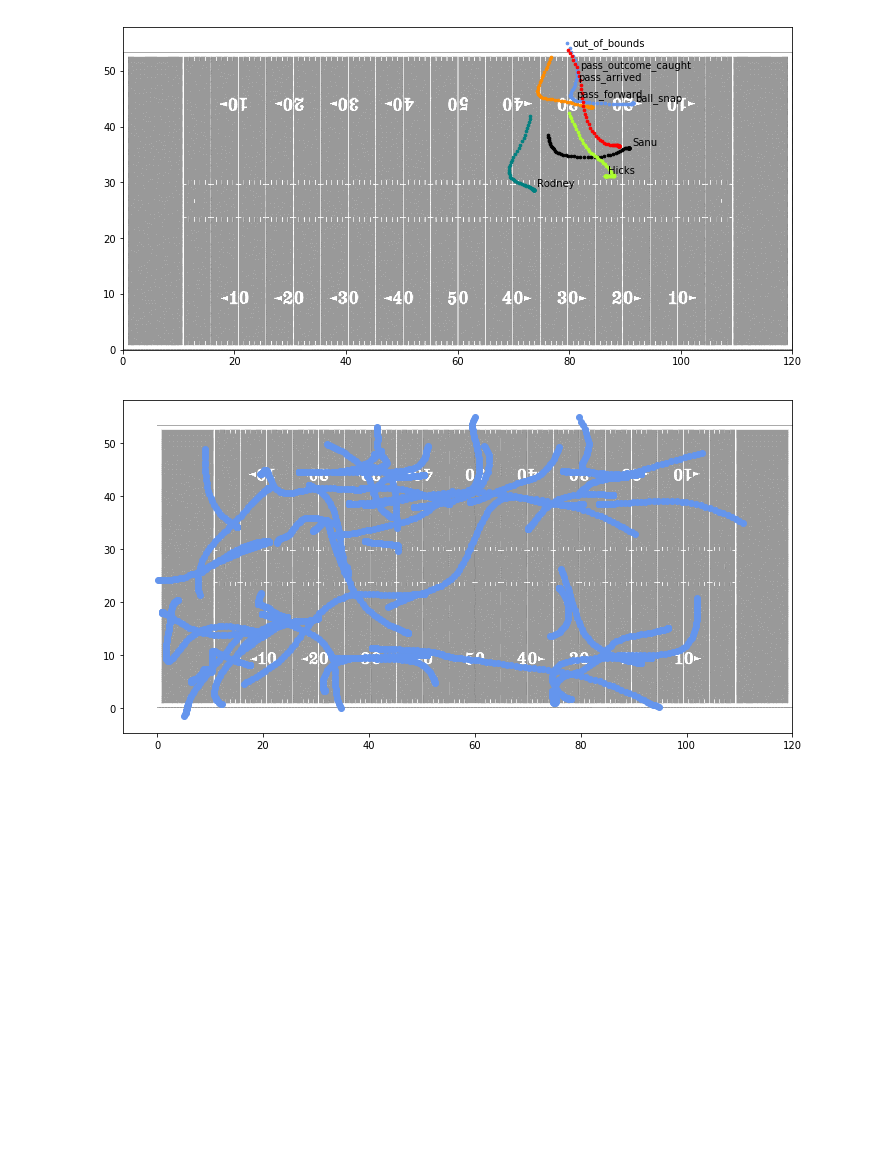
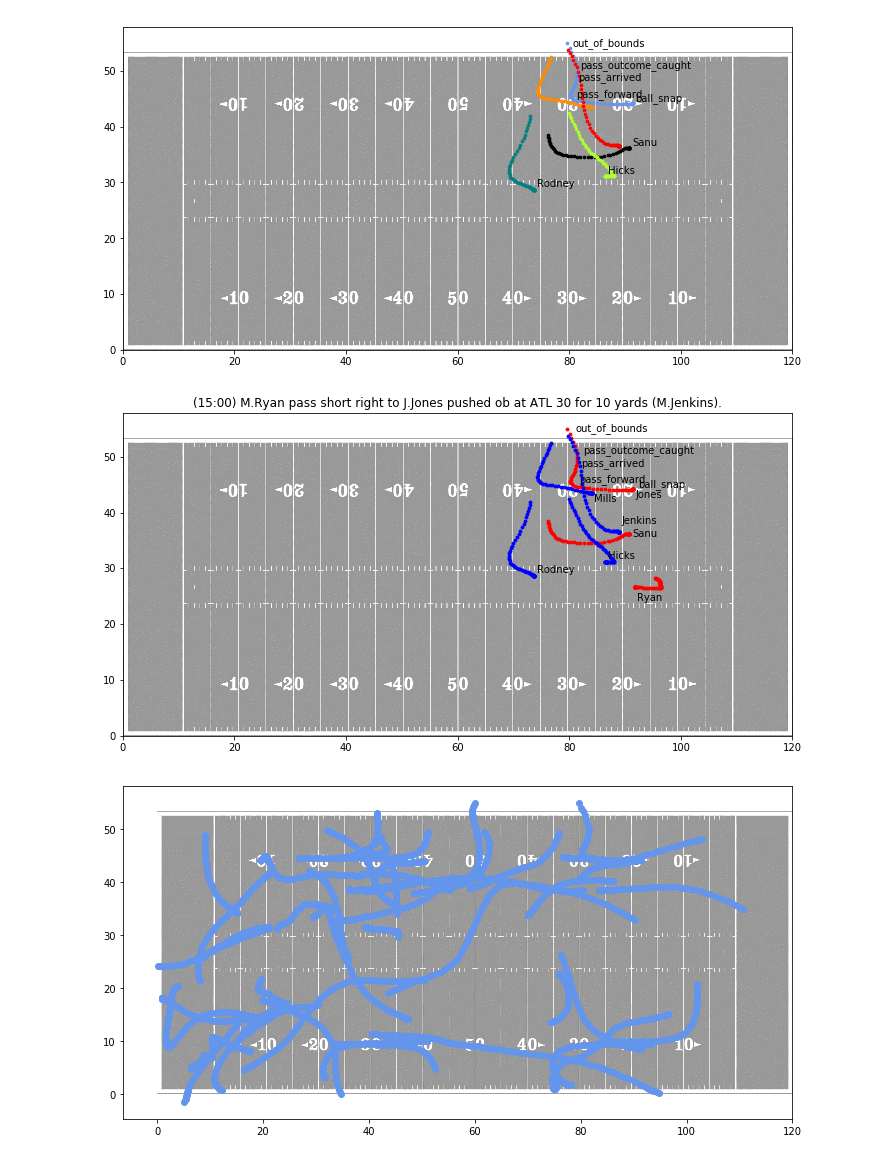
Before and after one commit to sidthakur08/nfl-big-data-bowl-2021, a Jupyter notebook: explore.ipynb, the cells around one changed output. Drawn from its saved outputs; the diff is of its cells as text; code cells hidden in the pictures; blank space fills up the shorter version.

```diff
--- a/explore.ipynb
+++ b/explore.ipynb
@@ -198,9 +198,10 @@ def plot_frame(f):
     return fig
 # %%
 julio_play1 = track_play1[track_play1['displayName']=='Julio Jones']
+sanu_play1 = track_play1[track_play1['displayName']=='Mohamed Sanu']
+matt_play1 = track_play1[track_play1['displayName']=='Matt Ryan']
 jalen_play1 = track_play1[track_play1['displayName']=='Jalen Mills']
 malcolm_play1 = track_play1[track_play1['displayName']=='Malcolm Jenkins']
-sanu_play1 = track_play1[track_play1['displayName']=='Mohamed Sanu']
 rodney_play1 = track_play1[track_play1['displayName']=='Rodney McLeod']
 hicks_play1 = track_play1[track_play1['displayName']=='Jordan Hicks']
 # %%
@@ -224,6 +225,34 @@ jax.text(sanu_play1['x'].iloc[0]+0.5,sanu_play1['y'].iloc[0]+0.5,s=0.1,text='San
 # %% [output]
 Text(91.28, 36.65, 'Sanu')
 [figure]
+# %%
+jfig,jax = plt.subplots(figsize=(12,10))
+img = plt.imread('football_field_grayscale.png')
+jax.imshow(img,extent=[0,120,0,53.34])
+
+for ox,oy,o1x,o1y,o2x,o2y,d1x,d1y,d2x,d2y,d4x,d4y,d5x,d5y,event in zip(julio_play1['x'],julio_play1['y'],matt_play1['x'],matt_play1['y'],sanu_play1['x'],sanu_play1['y'],jalen_play1['x'],jalen_play1['y'],malcolm_play1['x'],malcolm_play1['y'],rodney_play1['x'],rodney_play1['y'],hicks_play1['x'],hicks_play1['y'],julio_play1['event']):
+    jax.scatter(ox,oy,color='red',s=8)#julio jones
+    jax.scatter(o1x,o1y,color='red',s=8)#matt ryan
+    jax.scatter(o2x,o2y,color='red',s=8)#mohamed sanu
+    jax.scatter(d1x,d1y,color='blue',s=8)#jalen mills
+    jax.scatter(d2x,d2y,color='blue',s=8)#malcolm jenkins
+    jax.scatter(d4x,d4y,color='blue',s=8)#rodney mcleod
+    jax.scatter(d5x,d5y,color='blue',s=8)#jordan hicks
+    if(event!='None'):
+        jax.text(ox+1.0,oy+0.5,s=0.1,text=event)
+
+jax.text(julio_play1['x'].iloc[0]+0.5,julio_play1['y'].iloc[0]-1.5,s=0.1,text='Jones')
+jax.text(sanu_play1['x'].iloc[0]+0.5,sanu_play1['y'].iloc[0]-0.5,s=0.1,text='Sanu')
+jax.text(matt_play1['x'].iloc[0]+0.5,matt_play1['y'].iloc[0]-2.5,s=0.1,text='Ryan')
+jax.text(jalen_play1['x'].iloc[0]+0.5,jalen_play1['y'].iloc[0]-1.5,s=0.1,text='Mills')
+jax.text(malcolm_play1['x'].iloc[0]+0.5,malcolm_play1['y'].iloc[0]+1.5,s=0.1,text='Jenkins')
+jax.text(hicks_play1['x'].iloc[0]+0.5,hicks_play1['y'].iloc[0]+0.5,s=0.1,text='Hicks')
+jax.text(rodney_play1['x'].iloc[0]+0.5,rodney_play1['y'].iloc[0]+0.5,s=0.1,text='Rodney')
+jax.set_title(game1['playDescription'][0])
+plt.savefig('testing_play.pdf')
+plt.show()
+# %% [output]
+[figure, added]
 # %%
 julio_full = week1[week1['displayName']=='Julio Jones']
 jfig2,jax2 = plt.subplots(figsize=(12,10))
```
Also changed, not shown: parts of 5 cells of this notebook, 5 other files.
